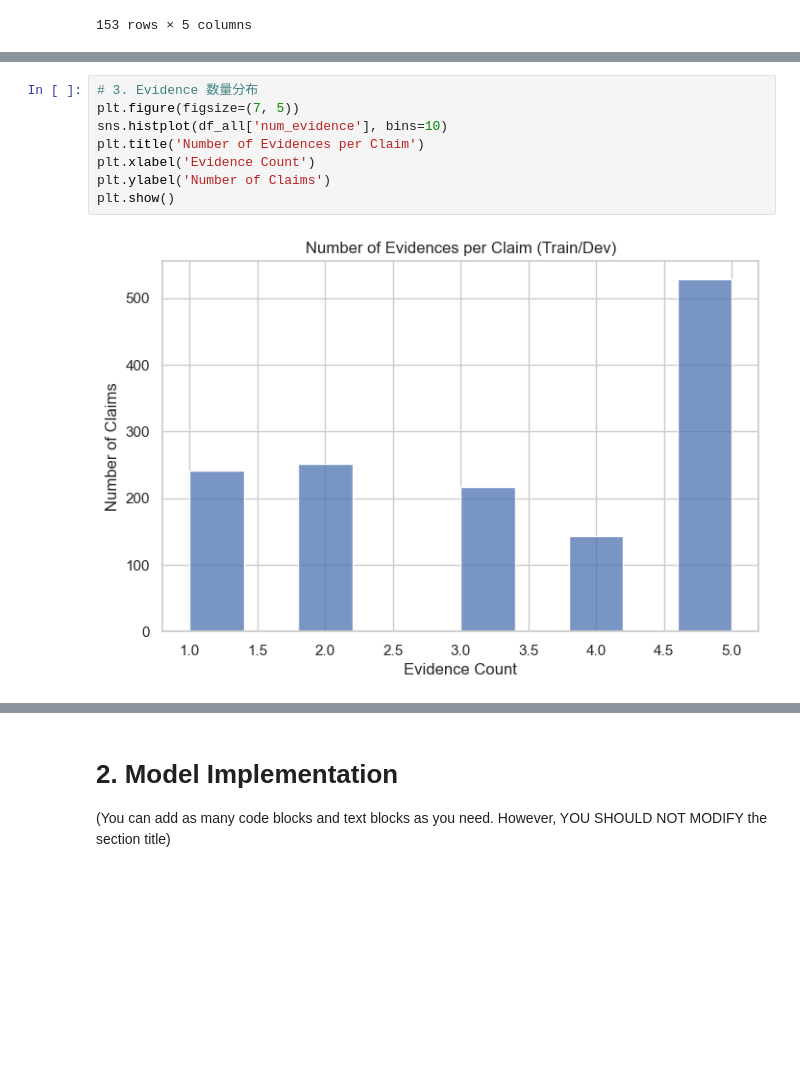
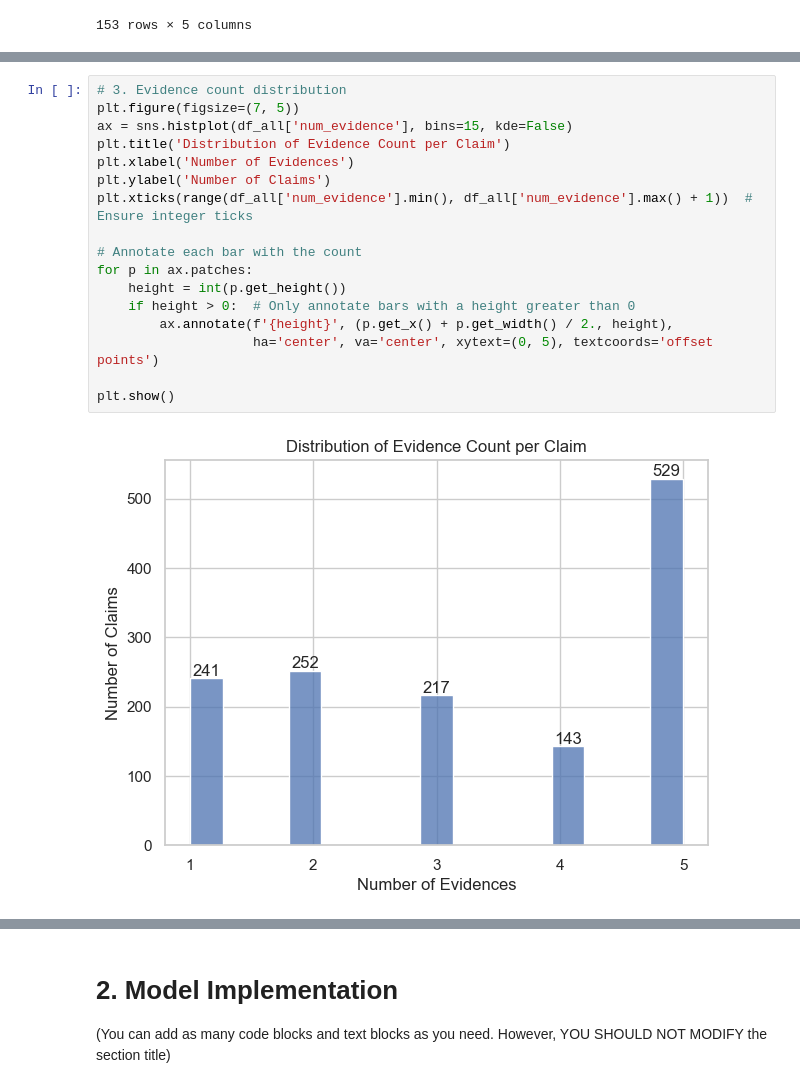
Before and after one commit to Nooob233/COMP90042_2025, a Jupyter notebook: code_files/ximingwan/GroupID__COMP90042_Project_2025.ipynb, the cells around one changed output, grey strips where cells are left out. Cells and saved outputs as stored; diff of their text form; blank space fills up the shorter version.

```diff
--- a/code_files/ximingwan/GroupID__COMP90042_Project_2025.ipynb
+++ b/code_files/ximingwan/GroupID__COMP90042_Project_2025.ipynb
@@ -115,10 +125,19 @@ plt.show()
-# %%
-# 3. Evidence 数量分布
-plt.figure(figsize=(7, 5))
-sns.histplot(df_all['num_evidence'], bins=10)
-plt.title('Number of Evidences per Claim')
-plt.xlabel('Evidence Count')
-plt.ylabel('Number of Claims')
-plt.show()
-# %% [output]
-[figure, removed]
+# %%
+# 3. Evidence count distribution
+plt.figure(figsize=(7, 5))
+ax = sns.histplot(df_all['num_evidence'], bins=15, kde=False)
+plt.title('Distribution of Evidence Count per Claim')
+plt.xlabel('Number of Evidences')
+plt.ylabel('Number of Claims')
+plt.xticks(range(df_all['num_evidence'].min(), df_all['num_evidence'].max() + 1))  # Ensure integer ticks
+
+# Annotate each bar with the count
+for p in ax.patches:
+    height = int(p.get_height())
+    if height > 0:  # Only annotate bars with a height greater than 0
+        ax.annotate(f'{height}', (p.get_x() + p.get_width() / 2., height),
+                    ha='center', va='center', xytext=(0, 5), textcoords='offset points')
+
+plt.show()
+# %% [output]
+[figure, added]
```
Also changed, not shown: parts of 10 cells of this notebook.
